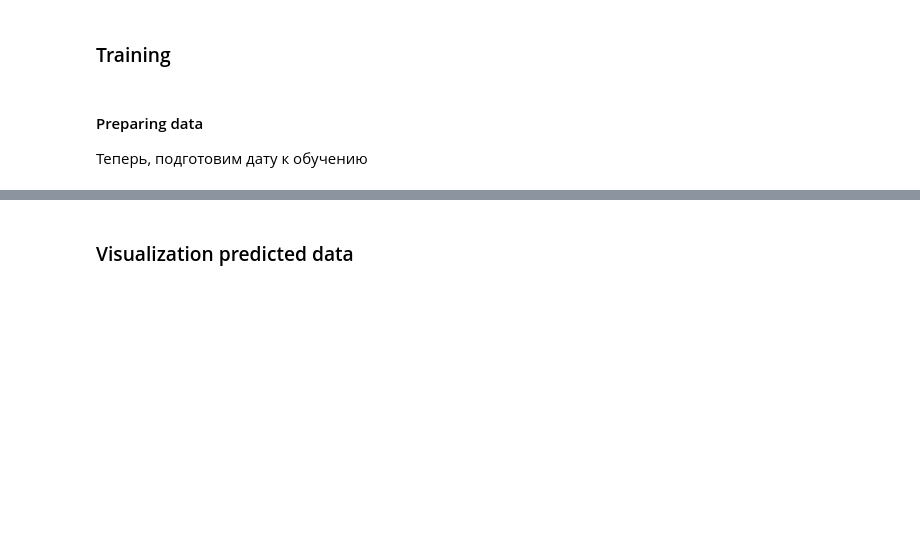
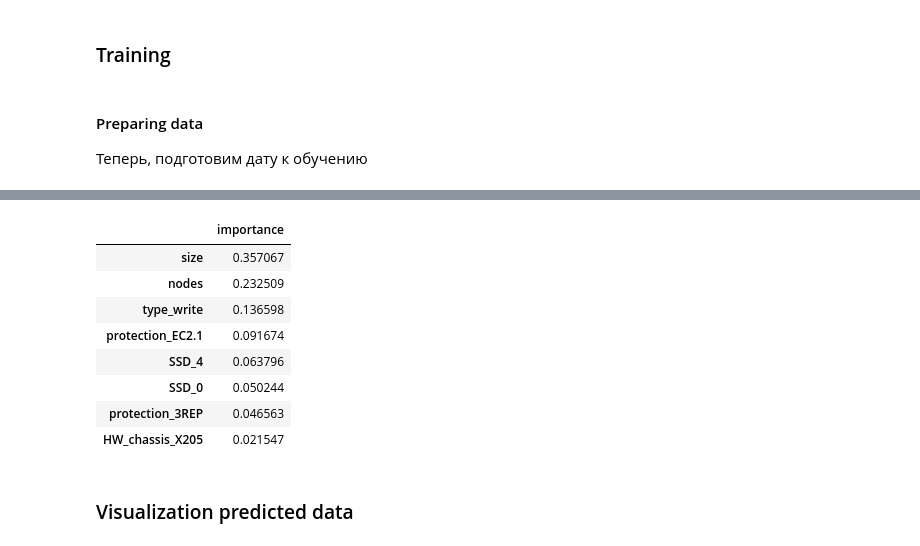
Before and after one commit to Sziringowski/SDS-modelling, a Jupyter notebook: Main.ipynb, the cells around one changed output, grey strips where cells are left out. Cells and saved outputs as stored; diff of their text form; code cells hidden in the pictures; blank space fills up the shorter version.

Commit message:
validation + update data

```diff
--- a/Main.ipynb
+++ b/Main.ipynb
@@ -975,2 +979,14 @@ RRMSE: 0.005001594731287312
+# %%
+pd.DataFrame(Model.feature_importances_, index=df_cleaned_U.drop("SUM_op/s", axis=1).columns, columns=["importance"]).sort_values(by=["importance"], ascending=False)
+# %% [output]
+|  | importance |
+| size | 0.357067 |
+| nodes | 0.232509 |
+| type_write | 0.136598 |
+| protection_EC2.1 | 0.091674 |
+| SSD_4 | 0.063796 |
+| SSD_0 | 0.050244 |
+| protection_3REP | 0.046563 |
+| HW_chassis_X205 | 0.021547 |
 # %% [markdown]
 ### Visualization predicted data
```
Also changed, not shown: parts of 17 cells of this notebook, 13 other files.
